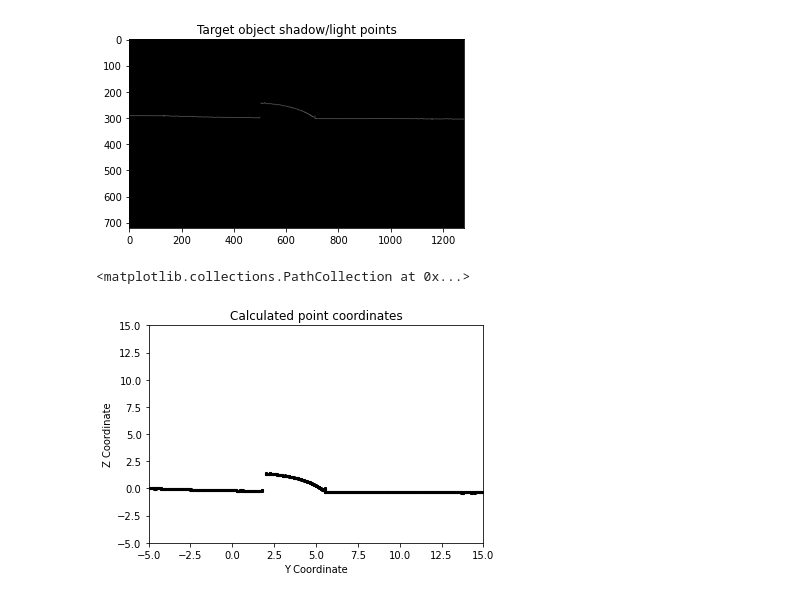
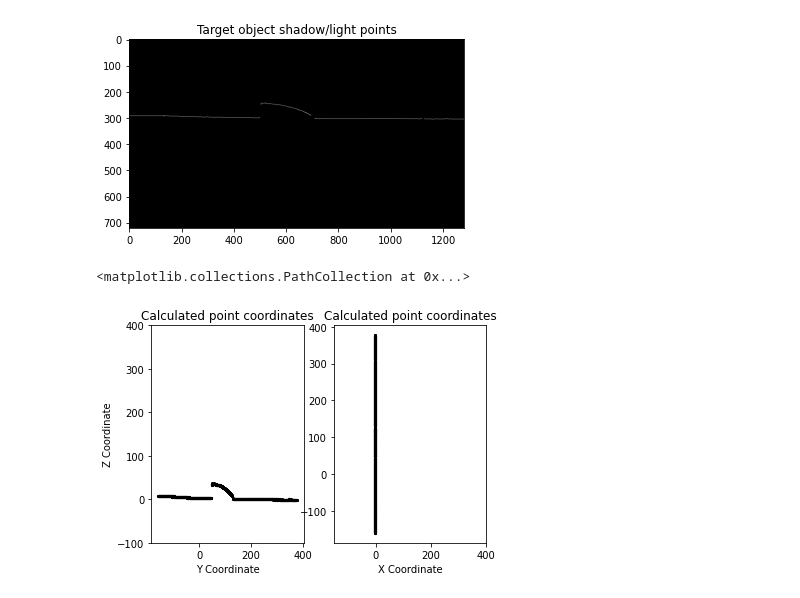
Before and after one commit to bernas670/3d-acquisition-feup-vcom, a Jupyter notebook: experiments.ipynb, the cells around one changed output. Drawn from its saved outputs; the diff is of its cells as text; code cells hidden in the pictures.

```diff
--- a/experiments.ipynb
+++ b/experiments.ipynb
@@ -116,3 +78,14 @@ plane_3d_points.extend(elevated_points)
+# %%
+# 'Floor' points
+floor_plane_constraint = [0,0,1,0] # z=0
+base_points = getWhitePoint3DCoords(processed_base_plane_points, [floor_plane_constraint], perspective_projection_matrix)
+
+# Object top points
+elevated_plane_constraint = [0,0,1,PLANE_CALIBRATION_OBJECT_HEIGHT_MM]
+elevated_points = getWhitePoint3DCoords(processed_elevated_plane_points, [elevated_plane_constraint], perspective_projection_matrix)
+
+plane_3d_points = list(base_points)
+plane_3d_points.extend(elevated_points)
 # %%
 # Calculate plane coeficients
 plane_coefs = calculatePlaneCoefs(np.array(plane_3d_points))
@@ -122,37 +95,39 @@ plane_coefs
 # %% [markdown]
 ## Target object point extraction
 # %%
-target_object_points = cv2.imread(f'data/calibration/{CAMERA_ID}/{SESSION_ID}/cube_processed/{PROCESSED_TARGET_OBJECT_IMAGE_NAME}')
-target_object_points_gray = cv2.cvtColor(target_object_points, cv2.COLOR_BGR2GRAY)
+target_object_points_raw = cv2.imread(f'data/calibration/{CAMERA_ID}/{SESSION_ID}/cube_original/{RAW_TARGET_OBJECT_IMAGE_NAME}')
+target_object_points_raw_gray = cv2.cvtColor(target_object_points_raw, cv2.COLOR_BGR2GRAY)
 
-# TODO: Perhaps put image processing here, right now we are fetching the processed images
+# Detect shadow line
+target_object_points_processed = extract_shadow_points_auto(target_object_points_raw_gray)['result']
+target_object_points_processed = remove_unconnected_points(target_object_points_processed,8)
 
 plt.title('Target object shadow/light points')
-plt.imshow(target_object_points, cmap='gray')
+plt.imshow(target_object_points_processed, cmap='gray')
 # %% [output]
 <matplotlib.image.AxesImage at 0x...>
 [figure]
 # %%
 # Calculate y and z for points in shadow
-points = getWhitePoint3DCoords(target_object_points_gray, [plane_coefs], perspective_projection_matrix)
+points = getWhitePoint3DCoords(target_object_points_processed, [plane_coefs], perspective_projection_matrix)
 
 points_x = [point[0] for point in points]
 points_y = [point[1] for point in points]
 points_z = [point[2] for point in points]
 # %%
-figure, subplots = plt.subplots(1, 1)
-subplots.set_title('Calculated point coordinates')
-subplots.set_xlabel('Y Coordinate')
-subplots.set_ylabel('Z Coordinate')
-subplots.set_xlim([-5,15])
-subplots.set_ylim([-5,15])
-subplots.scatter(points_y, points_z, color='black', marker='.', linewidths=0.1)
+figure, subplots = plt.subplots(1, 2)
+subplots[0].set_title('Calculated point coordinates')
+subplots[0].set_xlabel('Y Coordinate')
+subplots[0].set_ylabel('Z Coordinate')
+#subplots[0].set_xlim([20,150])
+subplots[0].set_ylim([-100,400])
+subplots[0].scatter(points_y, points_z, color='black', marker='.', linewidths=0.1)
 
-#subplots[1].set_title('Calculated point coordinates')
-#subplots[1].set_xlabel('X Coordinate')
+subplots[1].set_title('Calculated point coordinates')
+subplots[1].set_xlabel('X Coordinate')
 #subplots[1].set_ylabel('Y Coordinate')
-#subplots[1].set_xlim([-5,15])
-#subplots[1].scatter(points_x, points_y, color='black', marker='.', linewidths=0.1)
+subplots[1].set_xlim([-150,400])
+subplots[1].scatter(points_x, points_y, color='black', marker='.', linewidths=0.1)
 # %% [output]
 <matplotlib.collections.PathCollection at 0x...>
-[figure, old version]
+[figure, new version]
```
Also changed, not shown: parts of 8 cells of this notebook, 3 other files.
